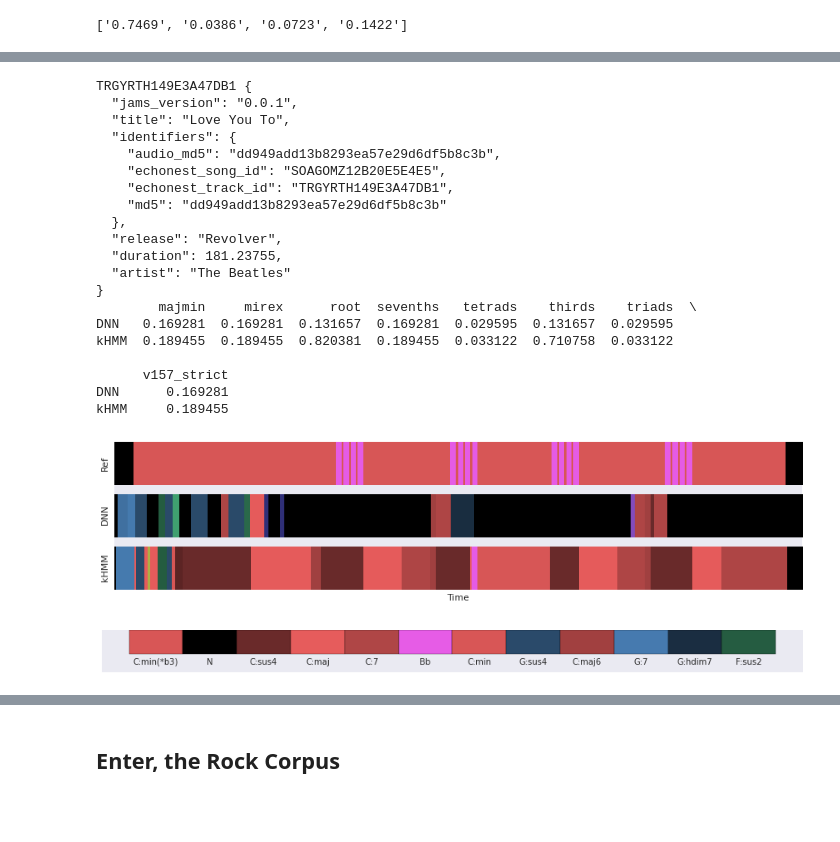
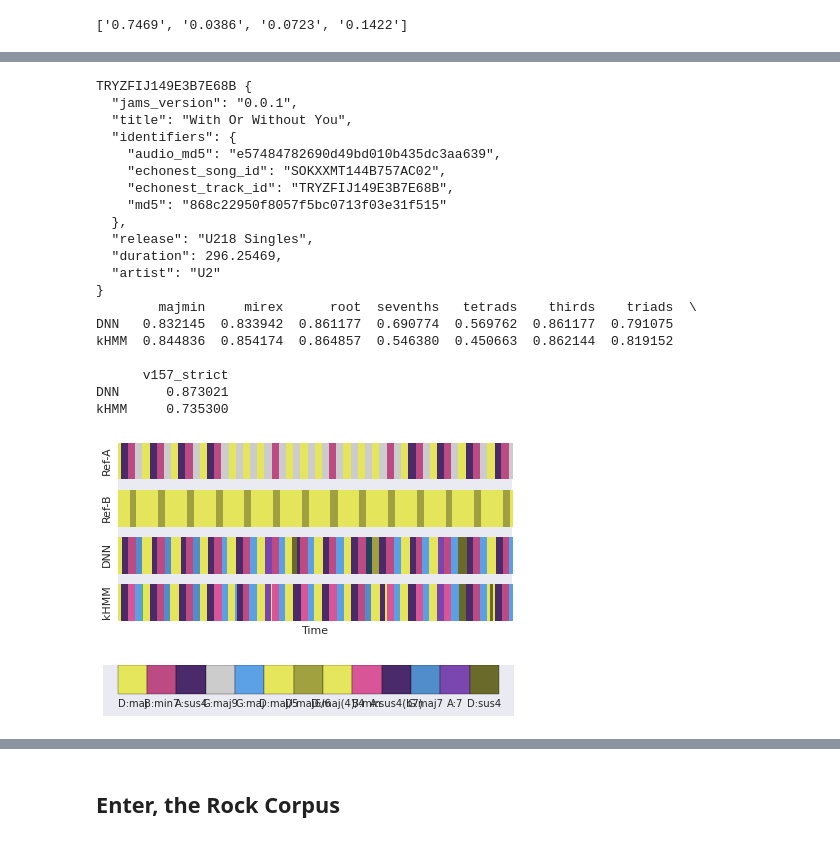
Before and after one commit to ejhumphrey/ace-lessons, a Jupyter notebook: experiments.ipynb, the cells around one changed output, grey strips where cells are left out. Drawn from its saved outputs; the diff is of its cells as text; code cells hidden in the pictures; blank space fills up the shorter version.

```diff
--- a/experiments.ipynb
+++ b/experiments.ipynb
@@ -57,8 +58,10 @@ kHMM_test_jams = util.load_jamset("data/chord_dataset/annotations/kHMM/test.jams
 # %% [markdown]
 ### Unfiltered references vs DNN Model
 # %%
-all_DNN_test = util.load_results("data/chord_dataset/results/DNN/all_DNN_test.json")[0]
+all_DNN_test, all_DNN_test_W = util.load_results("data/chord_dataset/results/DNN/all_DNN_test.json")
 all_DNN_test.sort_index(inplace=True)
+all_DNN_test_W.sort_index(inplace=True)
+
 DNN_train_fmt = "data/chord_dataset/results/DNN/all_DNN_train{0}.json"
 all_DNN_trains = [util.load_results(DNN_train_fmt.format(i))[0].sort_index()
                   for i in range(5)]
@@ -95,8 +98,10 @@ all_DNN_test.sort(columns=['root', 'thirds'])[:10]
 # %% [markdown]
 ### Unfiltered References vs kHMM Model
 # %%
-all_kHMM_test = util.load_results("data/chord_dataset/results/kHMM/all_kHMM_test.json")[0]
+all_kHMM_test, all_kHMM_test_W = util.load_results("data/chord_dataset/results/kHMM/all_kHMM_test.json")
 all_kHMM_test.sort_index(inplace=True)
+all_kHMM_test_W.sort_index(inplace=True)
+
 kHMM_train_fmt = "data/chord_dataset/results/kHMM/all_kHMM_train{0}.json"
 all_kHMM_trains = [util.load_results(kHMM_train_fmt.format(i))[0].sort_index()
                    for i in range(5)]
@@ -486,40 +386,43 @@ print(["{0:0.4f}".format(sum(i)/float(len(X)))
 # %%
-# Quad III
-key = filter(lambda x:x.startswith('TRGYRTH'), all_jams.keys())[0]
+# Quad II
+key = filter(lambda x:x.startswith('TRYZFIJ149E3B7E6'), all_jams.keys())[0]
 print key, all_jams[key].file_metadata
 stats = pd.DataFrame([all_DNN_test.ix[key], all_kHMM_test.ix[key]], index=['DNN', 'kHMM'])
 print stats
 
+annots = [all_jams[key].chord[0], all_jams[key].chord[1],
+          DNN_test_jams[key].chord[0], kHMM_test_jams[key].chord[0]]
+authors = ['Ref-A', 'Ref-B', 'DNN', 'kHMM']
 figs = viz.plot_annotations(
-    [all_jams[key].chord[0], DNN_test_jams[key].chord[0], kHMM_test_jams[key].chord[0]],
-    ['Ref', 'DNN', 'kHMM'], (12, 3), (12, 1), vocab='soft')
+    annots, authors, (6, 3.0), (6, 1), vocab='soft',
+    max_length=1200, label_start=800)
 figs[0].savefig("paper/figs/{0}_annotations.pdf".format(key),
-                transparent=True)
+                 transparent=True)
 figs[1].savefig("paper/figs/{0}_legend.pdf".format(key),
-                transparent=True)
+                 transparent=True)
 
 with open("paper/figs/{0}_meta.json".format(key), 'w') as fp:
     json.dump(dict(stats=stats.to_dict(), **all_jams[key].file_metadata), fp, indent=2)
 # %% [output]
-TRGYRTH149E3A47DB1 {
+TRYZFIJ149E3B7E68B {
   "jams_version": "0.0.1",
-  "title": "Love You To",
+  "title": "With Or Without You",
   "identifiers": {
-    "audio_md5": "dd949add13b8293ea57e29d6df5b8c3b",
-    "echonest_song_id": "SOAGOMZ12B20E5E4E5",
-    "echonest_track_id": "TRGYRTH149E3A47DB1",
-    "md5": "dd949add13b8293ea57e29d6df5b8c3b"
+    "audio_md5": "e57484782690d49bd010b435dc3aa639",
+    "echonest_song_id": "SOKXXMT144B757AC02",
+    "echonest_track_id": "TRYZFIJ149E3B7E68B",
+    "md5": "868c22950f8057f5bc0713f03e31f515"
   },
-  "release": "Revolver",
-  "duration": 181.23755,
-  "artist": "The Beatles"
+  "release": "U218 Singles",
+  "duration": 296.25469,
+  "artist": "U2"
 }
         majmin     mirex      root  sevenths   tetrads    thirds    triads  \
-DNN   0.169281  0.169281  0.131657  0.169281  0.029595  0.131657  0.029595
-kHMM  0.189455  0.189455  0.820381  0.189455  0.033122  0.710758  0.033122
+DNN   0.832145  0.833942  0.861177  0.690774  0.569762  0.861177  0.791075
+kHMM  0.844836  0.854174  0.864857  0.546380  0.450663  0.862144  0.819152
 
       v157_strict
-DNN      0.169281
-kHMM     0.189455
+DNN      0.873021
+kHMM     0.735300
-[figure, old version]
+[figure, new version]
-[figure, old version]
+[figure, new version]
```
Also changed, not shown: parts of 68 cells of this notebook, 10 other files.
